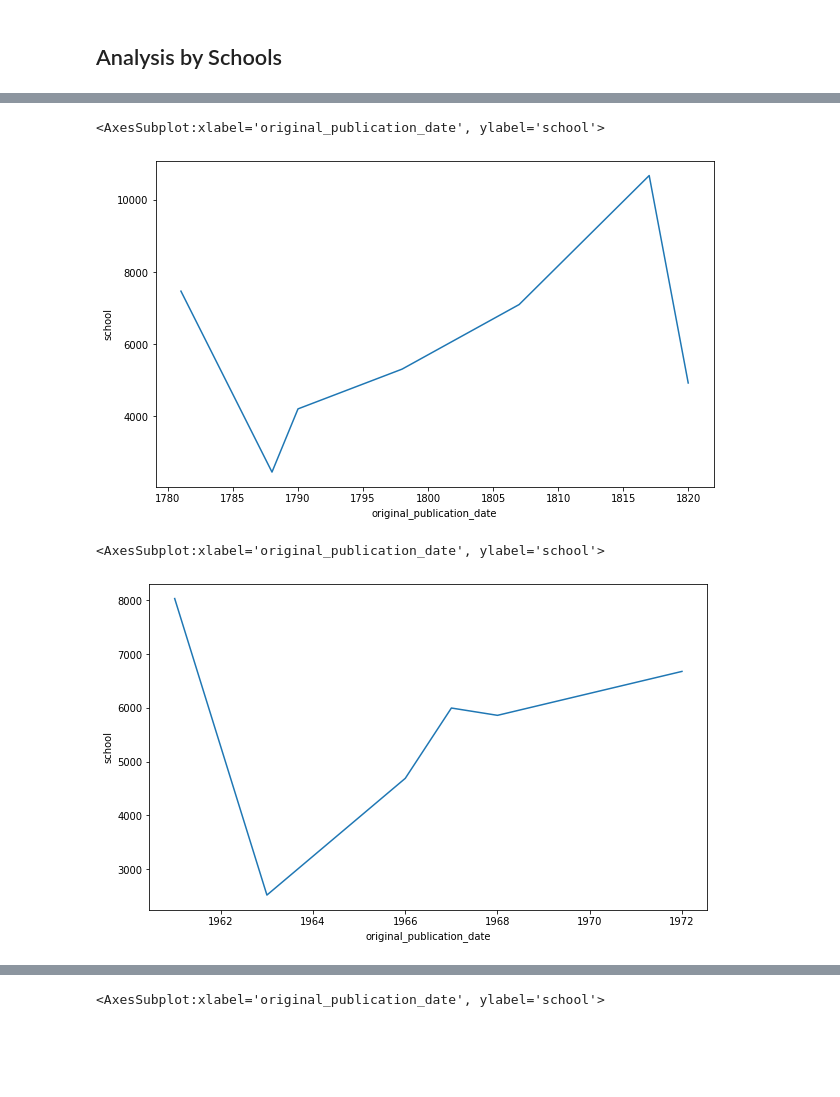
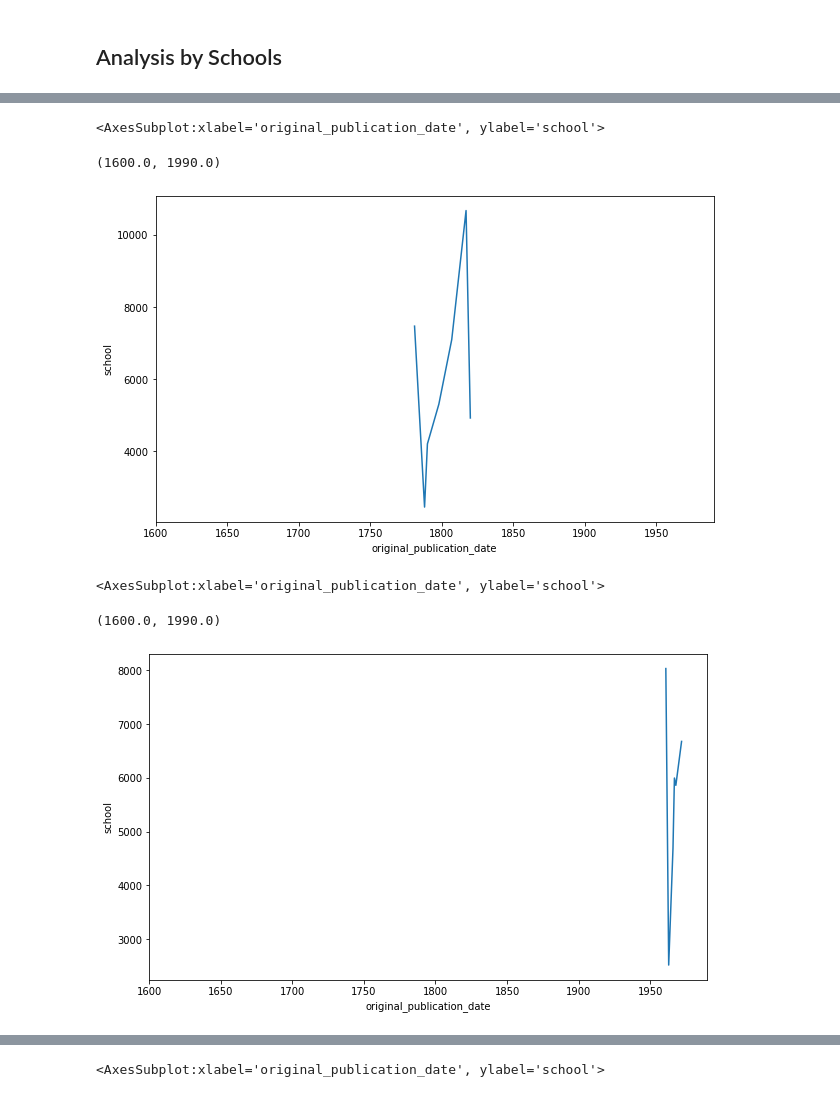
Before and after one commit to woonsupkim/NLP_Philosophy_DataStory, a Jupyter notebook: Project1.ipynb, the cells around one changed output, grey strips where cells are left out. Drawn from its saved outputs; the diff is of its cells as text; code cells hidden in the pictures; blank space fills up the shorter version.

```diff
--- a/Project1.ipynb
+++ b/Project1.ipynb
@@ -381,21 +383,25 @@ sns.lineplot(x='original_publication_date', y= 'school', data = df_analytic2)
 # %%
 df_german_idealism2 = df_german_idealism.groupby(['author','original_publication_date'])['school'].count().reset_index()
 
 fig,ax = plt.subplots()
 fig.set_size_inches(10,6)
 sns.lineplot(x='original_publication_date', y= 'school', data = df_german_idealism2)
+ax.set_xlim(1600, 1990)
 # %% [output]
 <AxesSubplot:xlabel='original_publication_date', ylabel='school'>
+(1600.0, 1990.0)
-[figure, old version]
+[figure, new version]
 # %%
 df_continental2 = df_continental.groupby(['author','original_publication_date'])['school'].count().reset_index()
 
 fig,ax = plt.subplots()
 fig.set_size_inches(10,6)
 sns.lineplot(x='original_publication_date', y= 'school', data = df_continental2)
+ax.set_xlim(1600, 1990)
 # %% [output]
 <AxesSubplot:xlabel='original_publication_date', ylabel='school'>
+(1600.0, 1990.0)
-[figure, old version]
+[figure, new version]
 # %%
 df_phenomenology2 = df_phenomenology.groupby(['author','original_publication_date'])['school'].count().reset_index()
 
```
Also changed, not shown: parts of 8 cells of this notebook.
